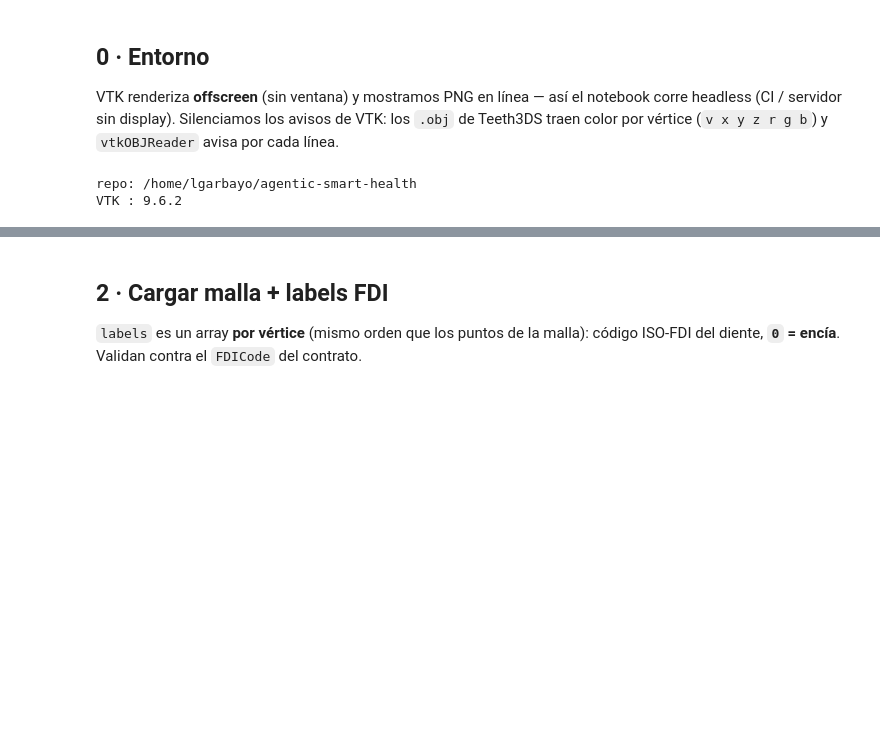
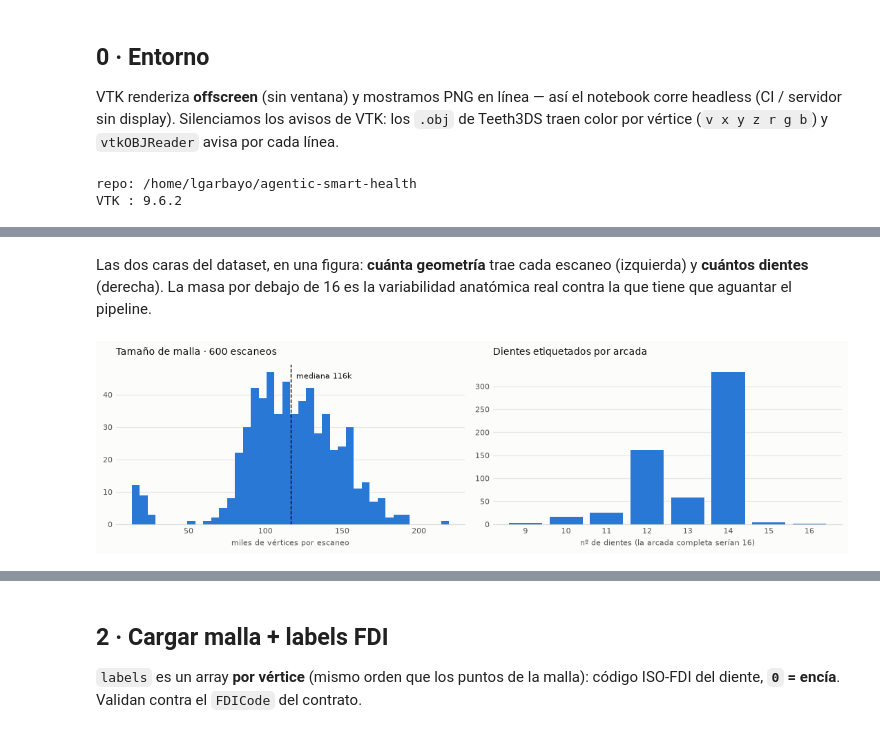
Before and after one commit to ANFAIA/Agentic-Smart-Health, a Jupyter notebook: notebooks/01-vtk-3dgs-poc.ipynb, the cells around one changed output, grey strips where cells are left out. Cells and saved outputs as stored; diff of their text form; code cells hidden in the pictures; blank space fills up the shorter version.

Commit message:
feat(notebook): 01 caracteriza los 600 escaneos y barre la cadena completa

```diff
--- a/notebooks/01-vtk-3dgs-poc.ipynb
+++ b/notebooks/01-vtk-3dgs-poc.ipynb
@@ -89,0 +188,36 @@ Caso: 01A6GW4A_lower
+# %% [markdown]
+Las dos caras del dataset, en una figura: **cuánta geometría** trae cada escaneo (izquierda) y **cuántos dientes** (derecha). La masa por debajo de 16 es la variabilidad anatómica real contra la que tiene que aguantar el pipeline.
+# %%
+import matplotlib.pyplot as plt  # backend inline de Jupyter -> la figura se embebe como PNG
+
+SURFACE, INK, INK2, BLUE, GRID = "#fcfcfb", "#0b0b0b", "#52514e", "#2a78d6", "#e8e7e3"
+
+
+def _estilo(ax, titulo, xlab=""):
+    ax.set_facecolor(SURFACE)
+    for lado in ("top", "right", "left"):
+        ax.spines[lado].set_visible(False)
+    ax.spines["bottom"].set_color("#d8d7d2")
+    ax.grid(axis="y", color=GRID, linewidth=0.8)
+    ax.set_axisbelow(True)
+    ax.tick_params(colors=INK2, length=0, labelsize=8)
+    ax.set_title(titulo, color=INK, fontsize=10, loc="left", pad=10)
+    ax.set_xlabel(xlab, color=INK2, fontsize=8)
+
+
+fig, (ax1, ax2) = plt.subplots(1, 2, figsize=(11, 3.2), facecolor=SURFACE)
+
+ax1.hist(n_vert / 1000, bins=40, color=BLUE)
+_estilo(ax1, f"Tamaño de malla · {len(CASES)} escaneos", "miles de vértices por escaneo")
+mediana = np.median(n_vert) / 1000
+ax1.axvline(mediana, color=INK, linewidth=1, linestyle="--")
+ax1.text(mediana, ax1.get_ylim()[1] * 0.95, f"  mediana {mediana:.0f}k", color=INK, fontsize=8, va="top")
+
+ax2.hist(n_dientes, bins=np.arange(n_dientes.min() - 0.5, n_dientes.max() + 1.5), color=BLUE, rwidth=0.82)
+_estilo(ax2, "Dientes etiquetados por arcada", "nº de dientes (la arcada completa serían 16)")
+ax2.set_xticks(range(int(n_dientes.min()), int(n_dientes.max()) + 1))
+
+fig.tight_layout()
+plt.show()
+# %% [output]
+[figure, added]
```
Also changed, not shown: parts of 16 cells of this notebook.
